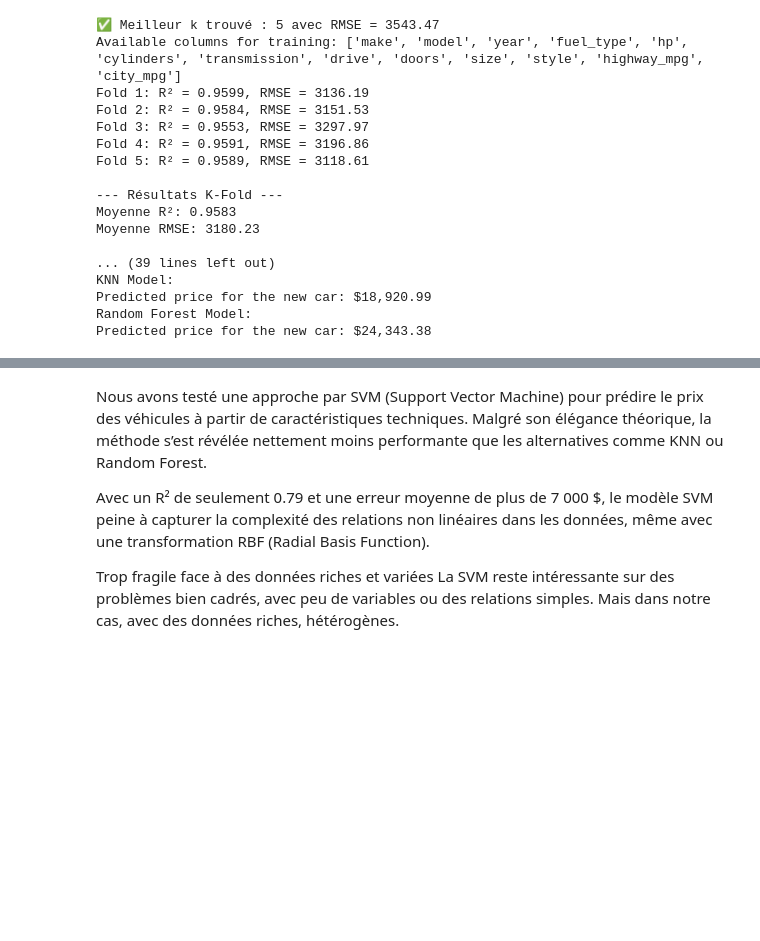
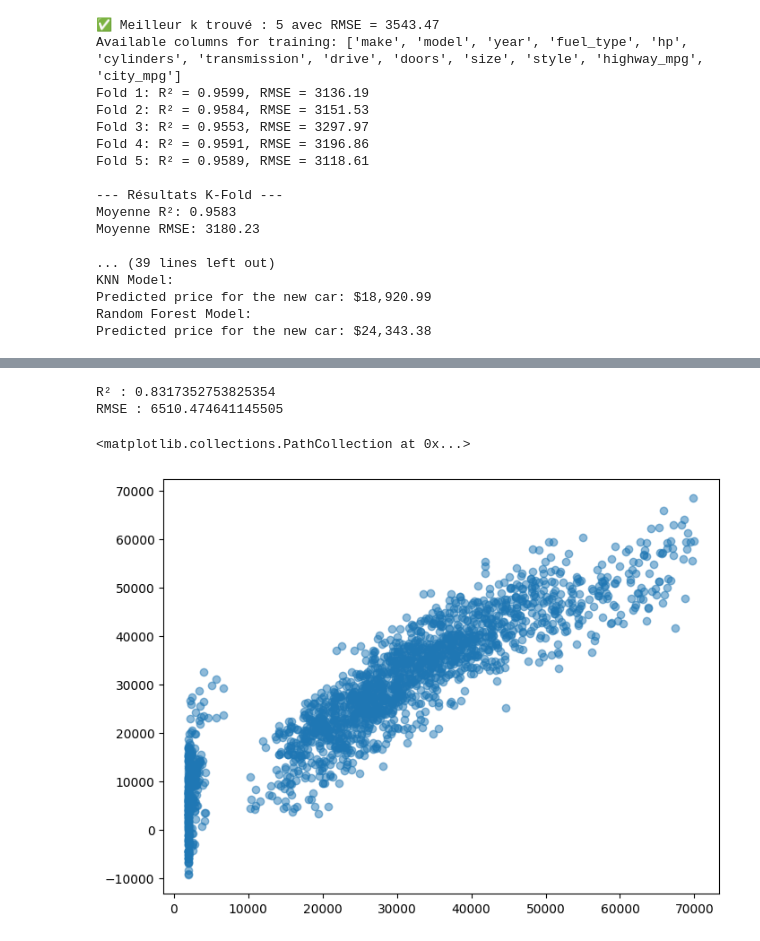
Before and after one commit to Mahokii/PSID_Autopredict, a Jupyter notebook: backend/ML_PSID.ipynb, the cells around one changed output, grey strips where cells are left out. Cells and saved outputs as stored; diff of their text form; code cells hidden in the pictures; blank space fills up the shorter version.

Commit message:
Update ML_PSID.ipynb
Modif SVM + Ajout Regression Linéaire

```diff
--- a/backend/ML_PSID.ipynb
+++ b/backend/ML_PSID.ipynb
@@ -656,7 +670,48 @@ plt.show()
-# %% [markdown]
-Nous avons testé une approche par SVM (Support Vector Machine) pour prédire le prix des véhicules à partir de caractéristiques techniques. Malgré son élégance théorique, la méthode s’est révélée nettement moins performante que les alternatives comme KNN ou Random Forest.
-
-Avec un R² de seulement 0.79 et une erreur moyenne de plus de 7 000 $, le modèle SVM peine à capturer la complexité des relations non linéaires dans les données, même avec une transformation RBF (Radial Basis Function).
-
-Trop fragile face à des données riches et variées
-La SVM reste intéressante sur des problèmes bien cadrés, avec peu de variables ou des relations simples. Mais dans notre cas, avec des données riches, hétérogènes.
+# %%
+from sklearn.model_selection import train_test_split
+from sklearn.preprocessing import StandardScaler, OneHotEncoder
+from sklearn.compose import ColumnTransformer
+from sklearn.pipeline import Pipeline
+from sklearn.linear_model import LinearRegression
+from sklearn.metrics import mean_squared_error, r2_score
+
+# Sélection des variables
+num_features = ['year', 'hp', 'cylinders', 'highway_mpg', 'city_mpg']
+cat_features = ['make', 'drive', 'style']
+
+# Sous-ensemble des données avec les colonnes choisies
+selected_cols = num_features + cat_features + ['price']
+df = cars_data[selected_cols].dropna()
+
+X = df[num_features + cat_features]
+y = df['price']
+
+# Split train/test
+X_train, X_test, y_train, y_test = train_test_split(X, y, test_size=0.2, random_state=42)
+
+# Prétraitement
+preprocessor = ColumnTransformer([
+    ('num', StandardScaler(), num_features),
+    ('cat', OneHotEncoder(handle_unknown='ignore'), cat_features)
+])
+
+# Pipeline complet
+linreg_pipeline = Pipeline([
+    ('preprocess', preprocessor),
+    ('regressor', LinearRegression())
+])
+
+# Entraînement
+linreg_pipeline.fit(X_train, y_train)
+
+# Prédictions
+y_pred = linreg_pipeline.predict(X_test)
+
+# Évaluation
+print("R² :", r2_score(y_test, y_pred))
+print("RMSE :", np.sqrt(mean_squared_error(y_test, y_pred)))
+# %% [output]
+R² : 0.8317352753825354
+RMSE : 6510.474641145505
+<matplotlib.collections.PathCollection at 0x...>
+[figure, added]
```
Also changed, not shown: parts of 1 cell of this notebook.
